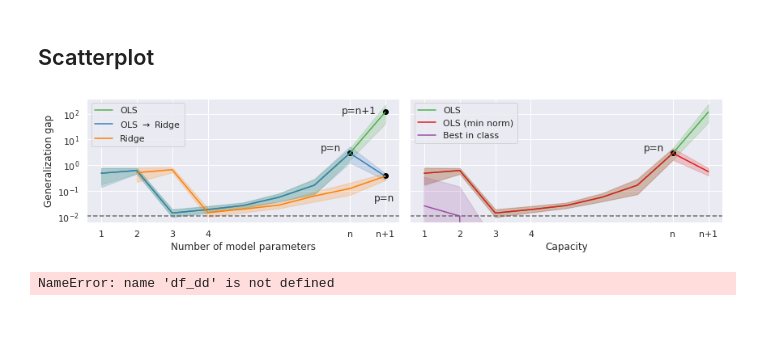
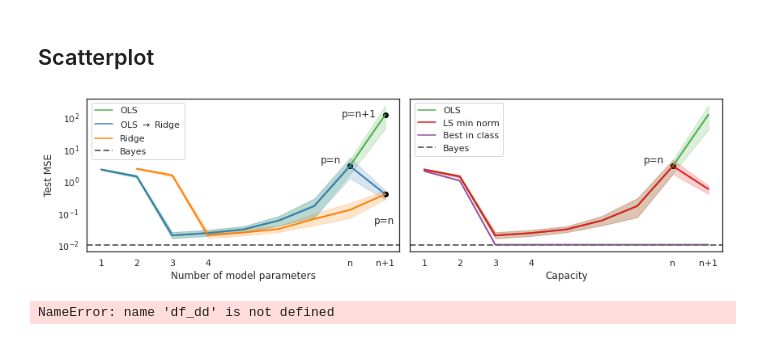
Before and after one commit to rflperry/double_descent, a Jupyter notebook: experiments/linear_dd.ipynb, the cells around one changed output. Drawn from its saved outputs; the diff is of its cells as text; code cells hidden in the pictures.

Commit message:
update figures

```diff
--- a/experiments/linear_dd.ipynb
+++ b/experiments/linear_dd.ipynb
@@ -7,7 +7,7 @@ from collections import defaultdict
 from sklearn.linear_model import LinearRegression, RidgeCV, LassoCV
 from sklearn.metrics import mean_squared_error as mse
 # %%
-SAVE_FIGURES = False
+SAVE_FIGURES = True
 # %% [markdown]
 ## Simulation
 # %%
@@ -45,7 +45,7 @@ for i in range(n_runs):
         ])
 
         results_mat.append([
-            i, 'OLS (min norm)', p, train_error, test_error, alpha, bic
+            i, 'LS min norm', p, train_error, test_error, alpha, bic
         ])
 
     # Add ridge regression to OLS at interpolation
@@ -67,7 +67,7 @@ for i in range(n_runs):
         alpha = 0
         bic = n * np.log(mse(y_train, lr.predict(X_train[:, :p]))) + (1 + p) * np.log(n)
         results_mat.append([
-            i, 'OLS (min norm)', p, train_error, test_error, alpha, bic
+            i, 'LS min norm', p, train_error, test_error, alpha, bic
         ])
 
     # OLS past interpolation
@@ -112,11 +112,14 @@ df['Generalization gap'] = df['Test MSE'] - df['Train MSE']
 # %% [markdown]
 ## Scatterplot
 # %%
-sns.set_style('darkgrid')
+sns.set_style('white')
 sns.set_context('notebook')
-y_var = 'Generalization gap' # 'Test MSE'
+# plt.rcParams['xtick.bottom'] = True
+# plt.rcParams['ytick.left'] = True
 
-f, axes = plt.subplots(1, 2, figsize=(12, 3), sharey=True)
+y_var = 'Test MSE'
+
+f, axes = plt.subplots(1, 2, figsize=(12, 3.5), sharey=True)
 
 ax = axes[0]
 sns.lineplot(
@@ -127,8 +130,9 @@ sns.lineplot(
     x='Number of model parameters',
     y=y_var,
     ax=ax,
+    linewidth=2,
     hue='Method',
-    hue_order=['OLS', r'OLS $\rightarrow$ Ridge', 'Ridge'], #, 'OLS (min norm)', 'Best in class'],
+    hue_order=['OLS', r'OLS $\rightarrow$ Ridge', 'Ridge'],
     palette=['#4daf4a', '#377eb8', '#ff7f00'])
 
 ax.scatter(8, df[(df['Method'] == 'OLS') & (df['Number of model parameters'] == 8)]['Test MSE'].mean(), c='black')
@@ -144,36 +148,38 @@ ax.text(0.95, 0.2, 'p=n', horizontalalignment='center', #c=ax.get_lines()[0].get
          verticalalignment='center', transform=ax.transAxes)#, fontsize=12)
 
 ax.set_xlabel(r'Number of model parameters')
 
 ax = axes[1]
 sns.lineplot(
     data = df,
     x='Number of model parameters',
     y=y_var,
     ax=ax,
+    linewidth=2,
     hue='Method',
-    hue_order=['OLS', 'OLS (min norm)', 'Best in class'],
+    hue_order=['OLS', 'LS min norm', 'Best in class'],
     palette=['#4daf4a', '#e41a1c', '#984ea3'])
 
 ax.set_xlabel(r'Capacity')
 
 ax.scatter(8, df[(df['Method'] == 'OLS') & (df['Number of model parameters'] == 8)]['Test MSE'].mean(), c='black')
 ax.text(0.78, 0.6, 'p=n', horizontalalignment='center', # c=ax.get_lines()[0].get_c(),
          verticalalignment='center', transform=ax.transAxes)
 
 for ax in axes:
     ax.set_xticks([1, 2, 3, 4, n, n+1])
     ax.set_xticklabels([1, 2, 3, 4, 'n', 'n+1'])
     ax.legend(loc="upper left")
-    ax.axhline(bayes_error, ls='--', label='Bayes', c='dimgrey')
+    ax.axhline(bayes_error, ls='--', label='Bayes', c='dimgrey', linewidth=2)
+    ax.legend()
 
 plt.yscale('log')
 plt.tight_layout()
 if SAVE_FIGURES:
     plt.savefig('./figures/regression_double_descent.pdf')
 plt.show()
 # %% [output]
-[figure, old version]
+[figure, new version]
 # %%
 sns.set_style('white')
 f, ax = plt.subplots(1, 1, figsize=(6, 3))
```
Also changed, not shown: parts of 2 cells of this notebook, 16 other files.
